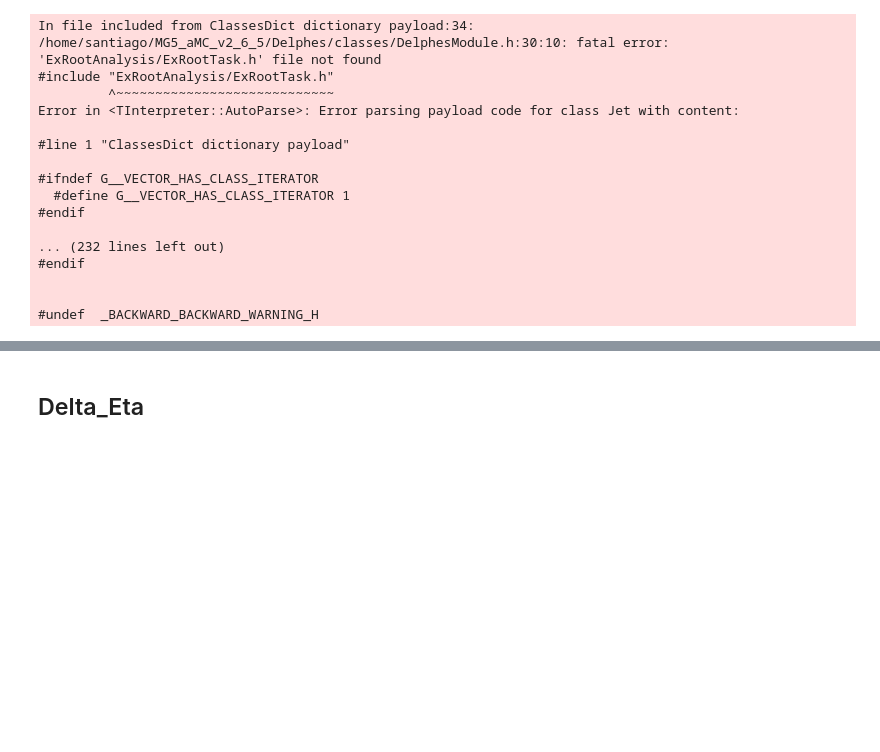
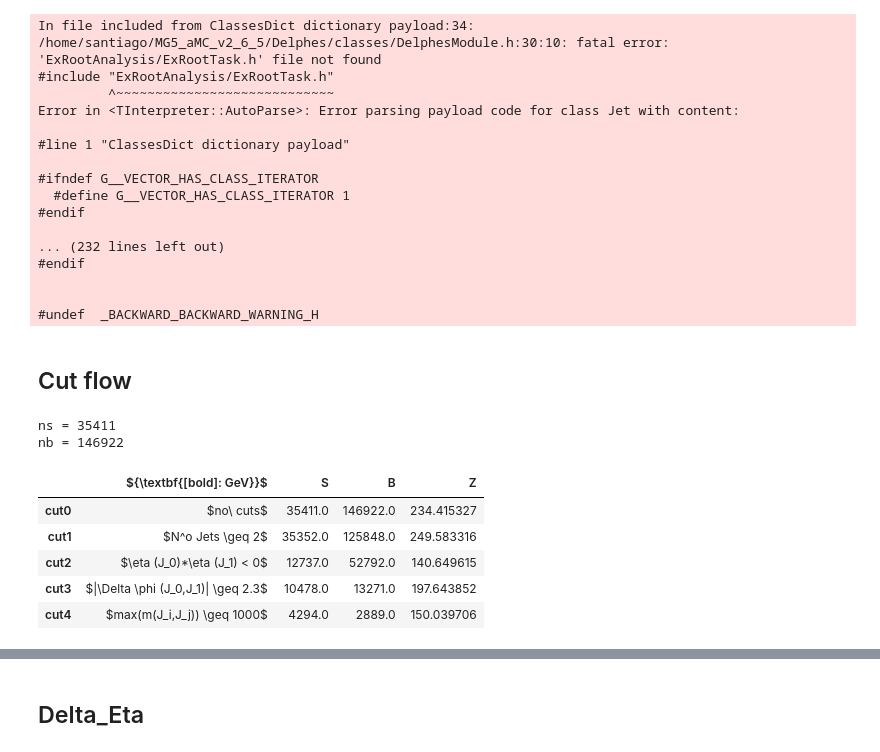
Before and after one commit to HENGEX/VBFDM_UdeA_CMS, a Jupyter notebook: scripts/preliminary_study/VBF_ScalarMediator.ipynb, the cells around one changed output, grey strips where cells are left out. Cells and saved outputs as stored; diff of their text form; code cells hidden in the pictures; blank space fills up the shorter version.

```diff
--- a/scripts/preliminary_study/VBF_ScalarMediator.ipynb
+++ b/scripts/preliminary_study/VBF_ScalarMediator.ipynb
@@ -250,3 +253,21 @@ for event in range(nb):
     hbDeltaPhi.Fill(abs(DeltaPhi(jetB.At(0).Phi,jetB.At(1).Phi)))
     hbDeltaPhiMax.Fill(abs(DeltaPhi(jetB.At(i).Phi,jetB.At(j).Phi)))
     hbMetET.Fill(metB.At(0).MET)
+# %% [markdown]
+## Cut flow
+# %%
+f1,f2 = CutFlow(s_c,b_c,c_c,5,ns[0],nb)
+print('ns = {}'.format(ns[0]))
+print('nb = {}'.format(nb))
+# %% [output]
+ns = 35411
+nb = 146922
+# %%
+f1
+# %% [output]
+|  | ${\textbf{[bold]: GeV}}$ | S | B | Z |
+| cut0 | $no\ cuts$ | 35411.0 | 146922.0 | 234.415327 |
+| cut1 | $N^o Jets \geq 2$ | 35352.0 | 125848.0 | 249.583316 |
+| cut2 | $\eta (J_0)*\eta (J_1) < 0$ | 12737.0 | 52792.0 | 140.649615 |
+| cut3 | $|\Delta \phi (J_0,J_1)| \geq 2.3$ | 10478.0 | 13271.0 | 197.643852 |
+| cut4 | $max(m(J_i,J_j)) \geq 1000$ | 4294.0 | 2889.0 | 150.039706 |
```
Also changed, not shown: parts of 15 cells of this notebook.
